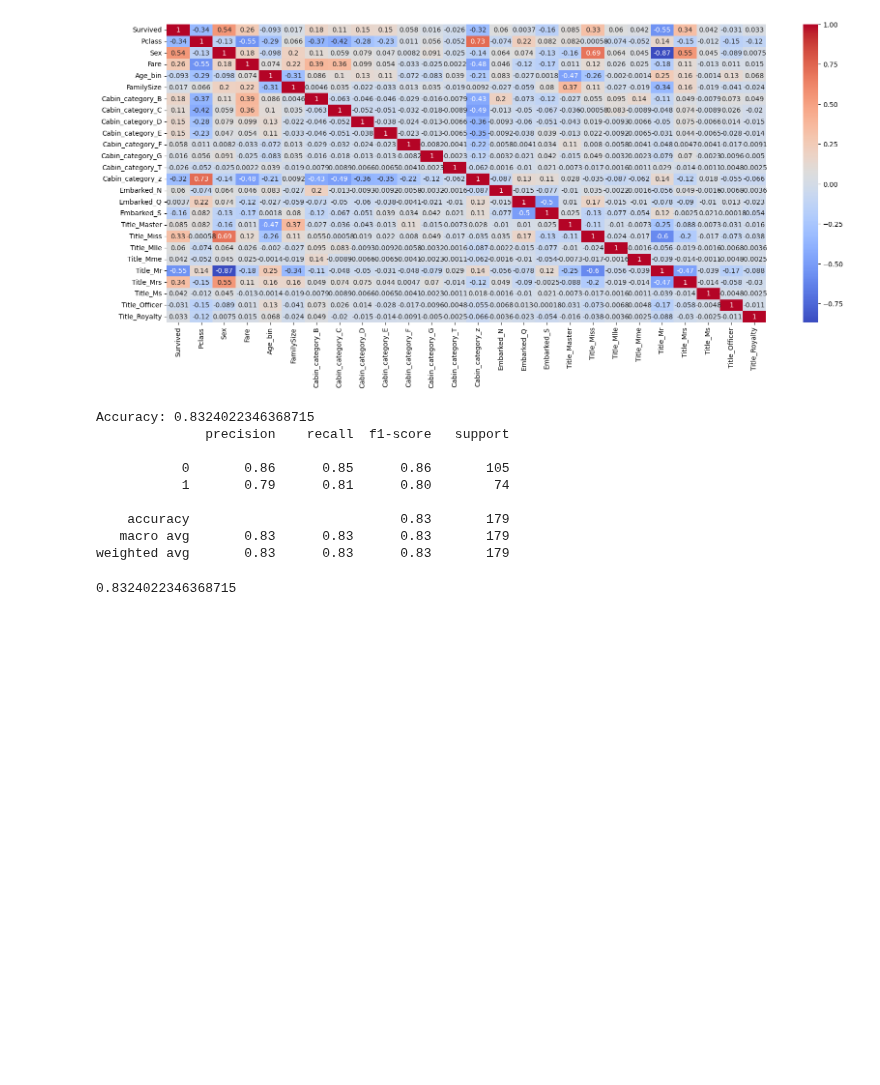
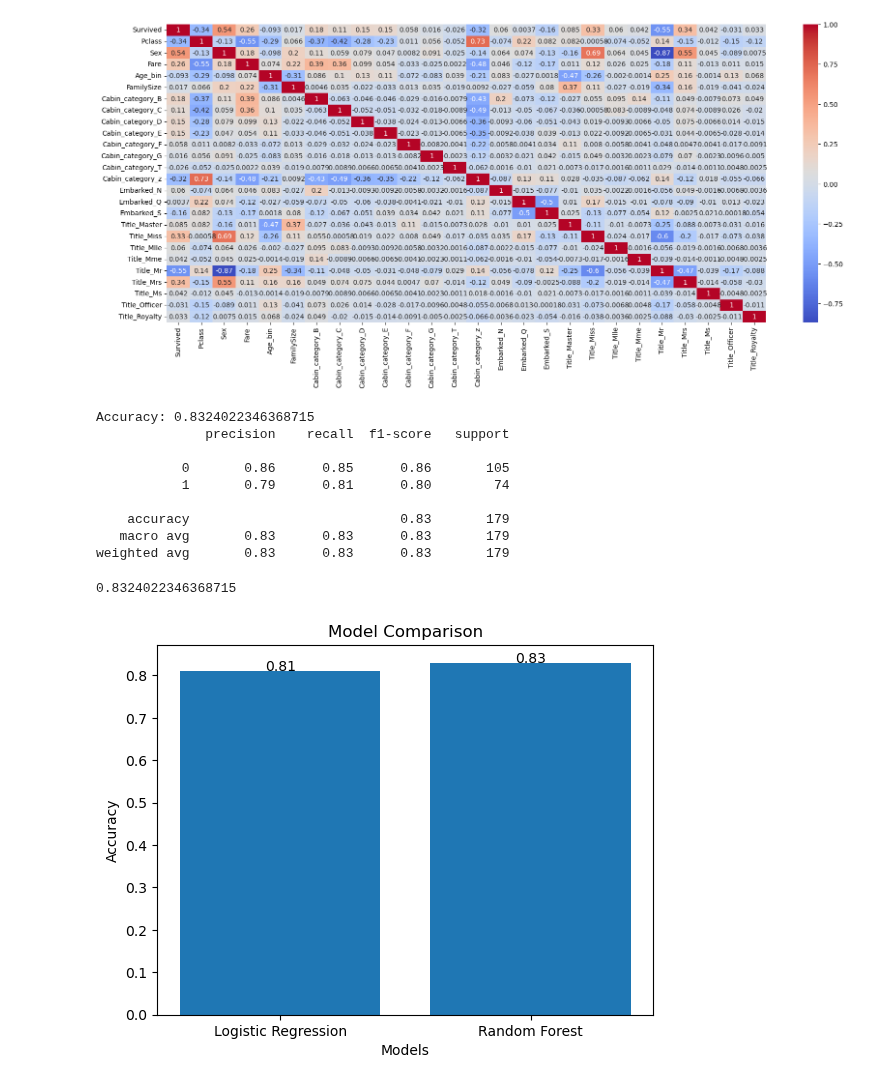
Before and after one commit to supriyabajpai-ds/Titanic_ML_Model, a Jupyter notebook: notebook/MYMODEL1.ipynb, the cells around one changed output. Drawn from its saved outputs; the diff is of its cells as text; code cells hidden in the pictures; blank space fills up the shorter version.

```diff
--- a/notebook/MYMODEL1.ipynb
+++ b/notebook/MYMODEL1.ipynb
@@ -392,3 +392,21 @@ accuracy = accuracy_score(Y_test, Y_pred)
 print(accuracy)
 # %% [output]
 0.8324022346368715
+# %%
+import matplotlib.pyplot as plt
+
+models = ['Logistic Regression', 'Random Forest']
+accuracy = [0.81, 0.83]
+
+plt.figure()
+plt.bar(models, accuracy)
+plt.xlabel("Models")
+plt.ylabel("Accuracy")
+plt.title("Model Comparison")
+
+for i, v in enumerate(accuracy):
+    plt.text(i, v, str(round(v, 2)), ha='center')
+
+plt.show()
+# %% [output]
+[figure, added]
```
Also changed, not shown: 1 other file.
